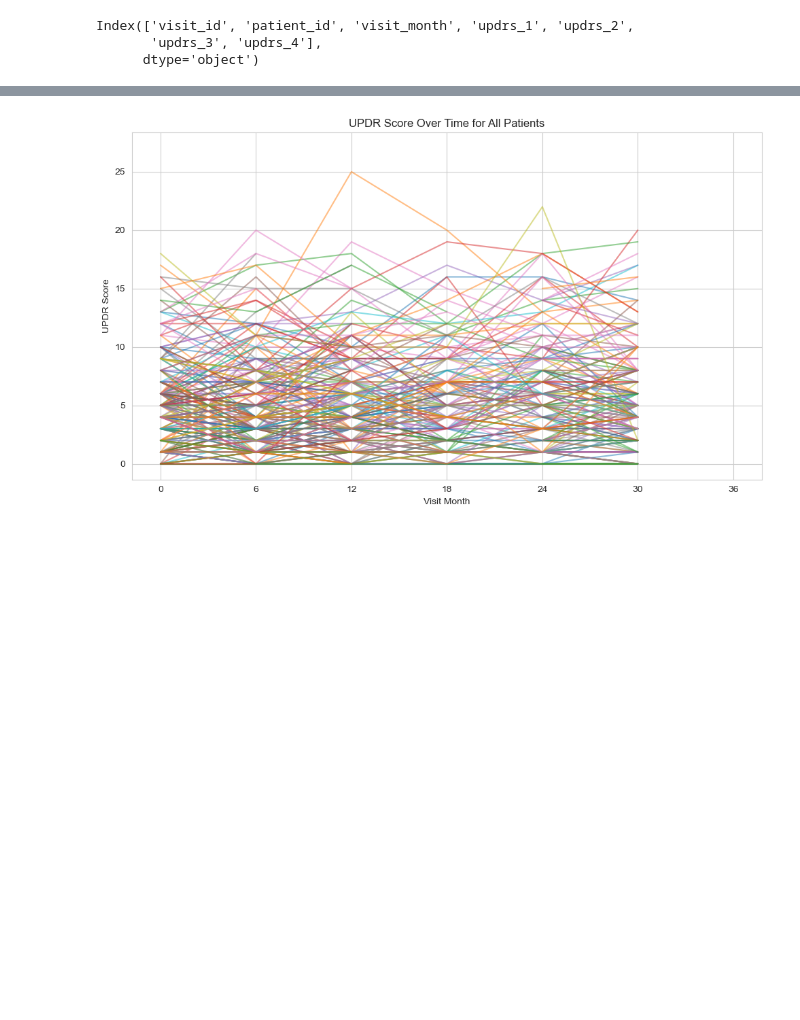
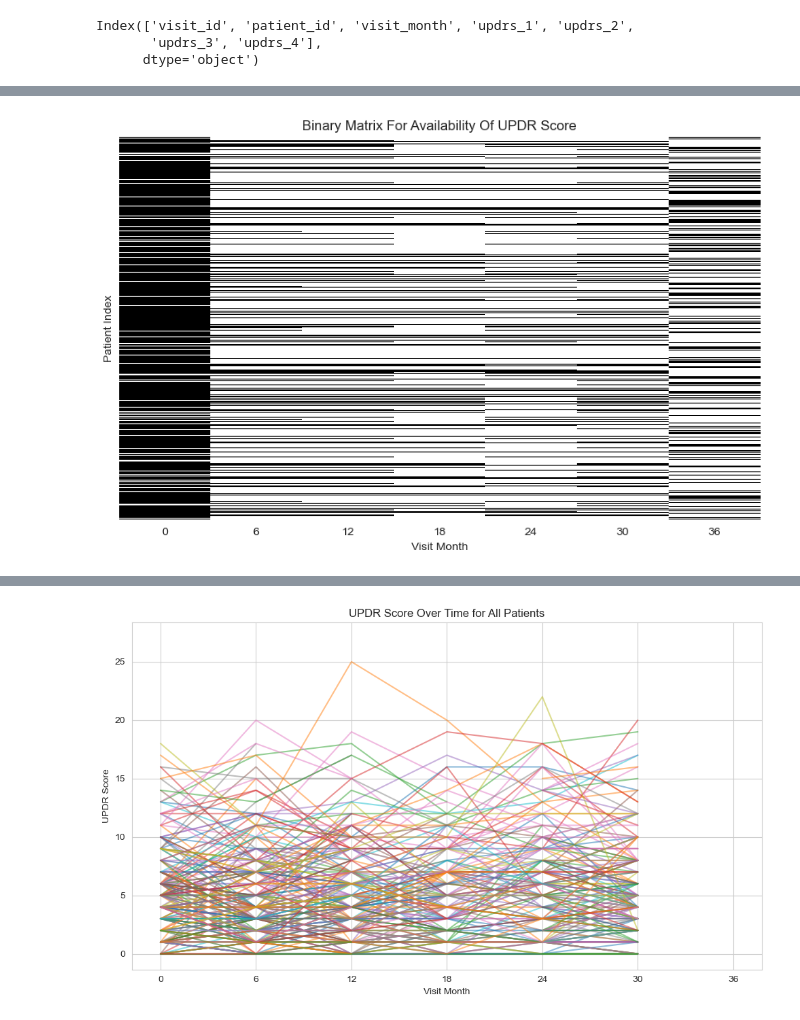
Before and after one commit to blackhole-hope123/Parkinson-Disease-Analysis, a Jupyter notebook: preliminary EDA/EDA_for_supplemental_data.ipynb, the cells around one changed output, grey strips where cells are left out. Cells and saved outputs as stored; diff of their text form; code cells hidden in the pictures; blank space fills up the shorter version.

```diff
--- a/preliminary EDA/EDA_for_supplemental_data.ipynb
+++ b/preliminary EDA/EDA_for_supplemental_data.ipynb
@@ -160,0 +185,11 @@ supplemental_updrs1.drop(columns = [ 'updr_1_month_5'], inplace = True)
+# %%
+plt.figure(figsize=(10, 6))
+sns.heatmap(binary_matrix, cmap='Greys', cbar=False)
+plt.xlabel('Visit Month')
+plt.ylabel('Patient Index')
+plt.title('Binary Matrix For Availability Of UPDR Score')
+plt.yticks([],[])  # Set x-axis ticks to actual visit months
+plt.grid(True)
+plt.show()
+# %% [output]
+[figure, added]
```
Also changed, not shown: parts of 29 cells of this notebook.
